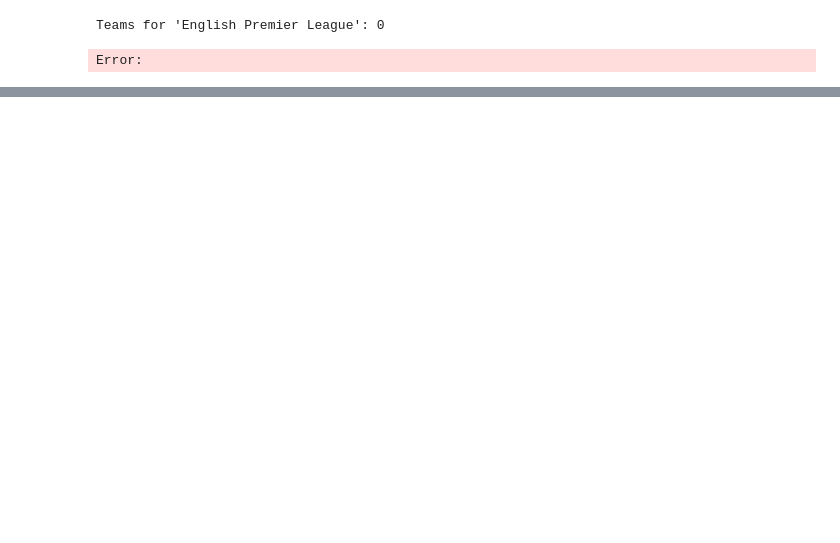
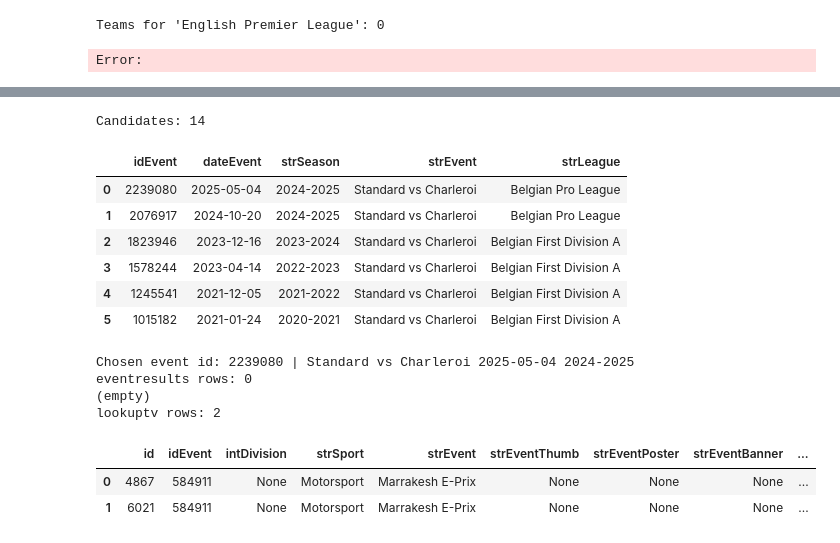
Before and after one commit to SYNCODE-SLIIT/Sports-Analysis, a Jupyter notebook: sports-ai/notebooks/collecterTest2.ipynb, the cells around one changed output, grey strips where cells are left out. Saved outputs shown, nothing was run; the diff lists cells and outputs as text; code cells hidden in the pictures; blank space fills up the shorter version.

```diff
--- a/sports-ai/notebooks/collecterTest2.ipynb
+++ b/sports-ai/notebooks/collecterTest2.ipynb
@@ -985,0 +897,42 @@ for L in ["English Premier League", "Spanish La Liga", "Belgian Pro League"]:
+# %%
+EVENT_NAME = "Standard vs Charleroi"   # change to any match-up string you know
+
+# 1) Find event candidates by name
+cands = GET("searchevents.php", {"e": EVENT_NAME}).get("event") or []
+print(f"Candidates: {len(cands)}")
+head_rows(cands, n=6, cols=["idEvent","dateEvent","strSeason","strEvent","strLeague"])
+
+# 2) Pick one (by index or filter by season/date)
+ev = cands[0] if cands else {}
+EID = ev.get("idEvent")
+print("Chosen event id:", EID, "|", ev.get("strEvent"), ev.get("dateEvent"), ev.get("strSeason"))
+
+# 3) Event results (per-event stats/notes history list, if present)
+eres = GET("eventresults.php", {"id": EID}).get("results") or []
+print("eventresults rows:", len(eres))
+head_rows(eres, n=10)
+
+# 4) Event TV (broadcasters) – direct by id
+etv = GET("lookuptv.php", {"id": EID}).get("tvevent") or []
+print("lookuptv rows:", len(etv))
+head_rows(etv, n=10)
+
+# (Optional) TV schedule by day/league/sport:
+# tv_day = GET("eventstv.php", {"d": "2014-07-25", "s": "Soccer", "l": "Belgian Pro League"}).get("tvevents") or []
+# print("eventstv rows:", len(tv_day)); head_rows(tv_day, n=10)
+# %% [output]
+Candidates: 14
+|  | idEvent | dateEvent | strSeason | strEvent | strLeague |
+| 0 | 2239080 | 2025-05-04 | 2024-2025 | Standard vs Charleroi | Belgian Pro League |
+| 1 | 2076917 | 2024-10-20 | 2024-2025 | Standard vs Charleroi | Belgian Pro League |
+| 2 | 1823946 | 2023-12-16 | 2023-2024 | Standard vs Charleroi | Belgian First Division A |
+| 3 | 1578244 | 2023-04-14 | 2022-2023 | Standard vs Charleroi | Belgian First Division A |
+| 4 | 1245541 | 2021-12-05 | 2021-2022 | Standard vs Charleroi | Belgian First Division A |
+| 5 | 1015182 | 2021-01-24 | 2020-2021 | Standard vs Charleroi | Belgian First Division A |
+Chosen event id: 2239080 | Standard vs Charleroi 2025-05-04 2024-2025
+eventresults rows: 0
+(empty)
+lookuptv rows: 2
+|  | id | idEvent | intDivision | strSport | strEvent | strEventThumb | strEventPoster | strEventBanner | ... |
+| 0 | 4867 | 584911 | None | Motorsport | Marrakesh E-Prix | None | None | None | ... |
+| 1 | 6021 | 584911 | None | Motorsport | Marrakesh E-Prix | None | None | None | ... |
```
Also changed, not shown: parts of 42 cells of this notebook, 2 other files.
